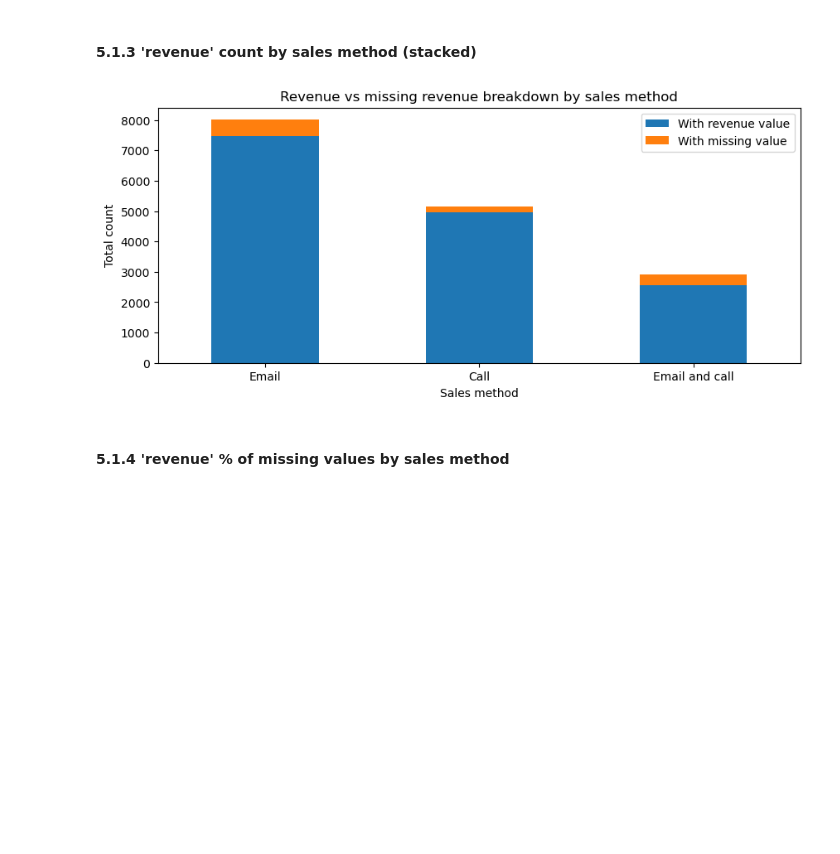
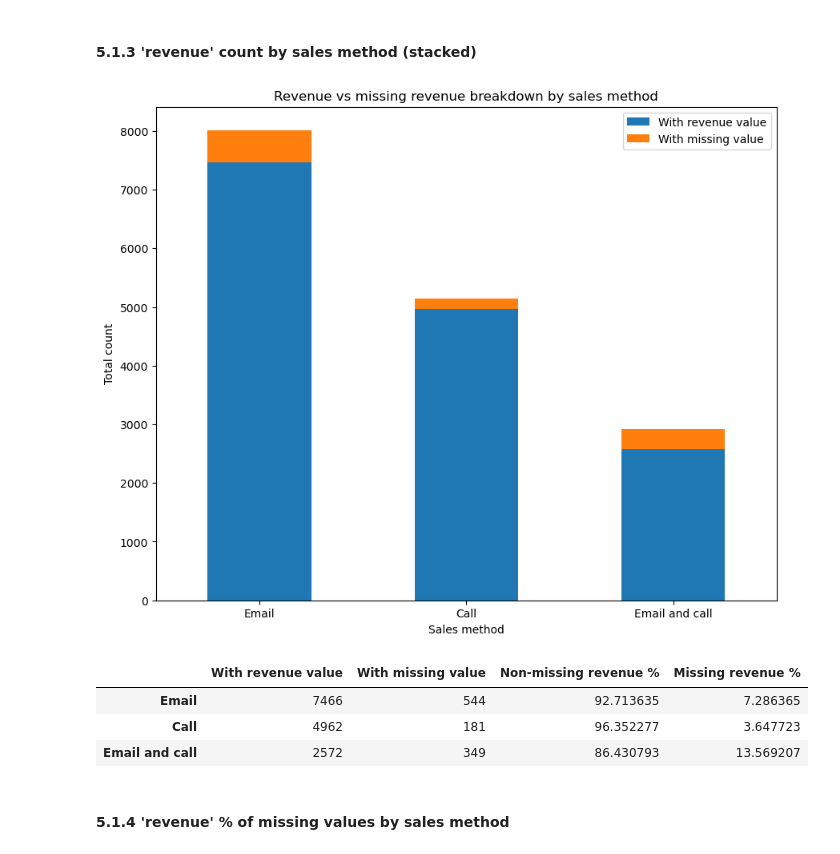
Before and after one commit to mikjf/datacamp_data_analyst_professional_python, a Jupyter notebook: exam_product_sales_analysis.ipynb, the cells around one changed output. Drawn from its saved outputs; the diff is of its cells as text; code cells hidden in the pictures; blank space fills up the shorter version.

```diff
--- a/exam_product_sales_analysis.ipynb
+++ b/exam_product_sales_analysis.ipynb
@@ -598,22 +598,29 @@ missing_revenue_method.sum()
 # %%
 # count total occurences by sales method and count of missing values for each sales method
 total_sales_method = data['sales_method'].value_counts()
 missing_sales_method = data[data['revenue'].isnull()]['sales_method'].value_counts()
 
 # create dataframe for visualization
 sales_method_df = pd.DataFrame({'With revenue value': total_sales_method, 'With missing value': missing_sales_method})
 sales_method_df = sales_method_df.fillna(0)
 sales_method_df = sales_method_df.reindex(order)
 
 # create stacked bar chart
-sales_method_df.plot(kind='bar', stacked=True, figsize=(10, 4))
+sales_method_df.plot(kind='bar', stacked=True, figsize=(10, 8))
 plt.title('Revenue vs missing revenue breakdown by sales method')
 plt.xlabel('Sales method')
 plt.ylabel('Total count')
 plt.xticks(rotation=0)
 plt.show()
 # %% [output]
-[figure, old version]
+[figure, new version]
+# %%
+sales_method_df
+# %% [output]
+|  | With revenue value | With missing value | Non-missing revenue % | Missing revenue % |
+| Email | 7466 | 544 | 92.713635 | 7.286365 |
+| Call | 4962 | 181 | 96.352277 | 3.647723 |
+| Email and call | 2572 | 349 | 86.430793 | 13.569207 |
 # %% [markdown]
 #### 5.1.4 'revenue' % of missing values by sales method
 # %%
```
Also changed, not shown: parts of 25 cells of this notebook.
